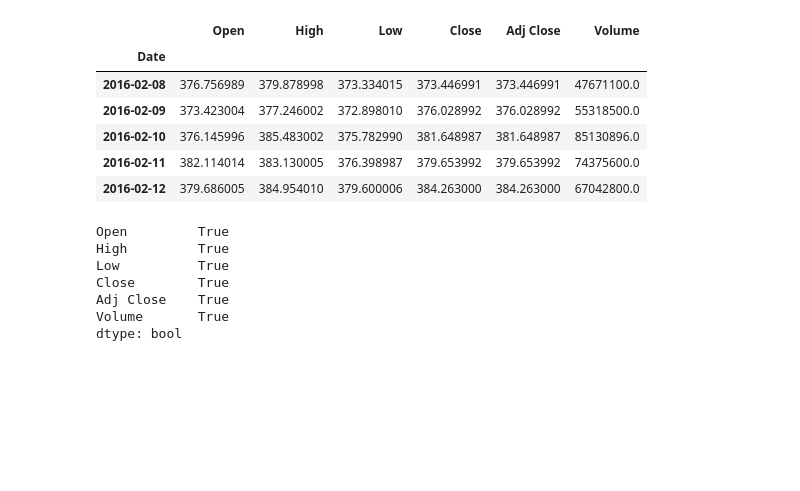
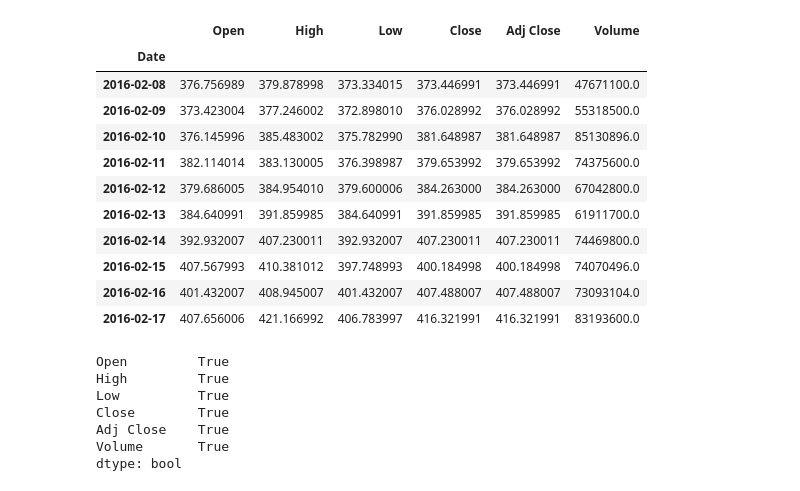
Before and after one commit to Amelchristy/BitcoinPricePrediction, a Jupyter notebook: BitCoin_data.ipynb, the cells around one changed output. Saved outputs shown, nothing was run; the diff lists cells and outputs as text; code cells hidden in the pictures; blank space fills up the shorter version.

```diff
--- a/BitCoin_data.ipynb
+++ b/BitCoin_data.ipynb
@@ -9,15 +9,20 @@ import pickle
 # %%
 dataset = pd.read_csv('Resources/BTC-USD.csv',index_col="Date",parse_dates=True)
 # %%
-dataset.head()
+dataset.head(10)
 # %% [output]
 |  | Open | High | Low | Close | Adj Close | Volume |
 | Date |  |  |  |  |  |  |
 | 2016-02-08 | 376.756989 | 379.878998 | 373.334015 | 373.446991 | 373.446991 | 47671100.0 |
 | 2016-02-09 | 373.423004 | 377.246002 | 372.898010 | 376.028992 | 376.028992 | 55318500.0 |
 | 2016-02-10 | 376.145996 | 385.483002 | 375.782990 | 381.648987 | 381.648987 | 85130896.0 |
 | 2016-02-11 | 382.114014 | 383.130005 | 376.398987 | 379.653992 | 379.653992 | 74375600.0 |
 | 2016-02-12 | 379.686005 | 384.954010 | 379.600006 | 384.263000 | 384.263000 | 67042800.0 |
+| 2016-02-13 | 384.640991 | 391.859985 | 384.640991 | 391.859985 | 391.859985 | 61911700.0 |
+| 2016-02-14 | 392.932007 | 407.230011 | 392.932007 | 407.230011 | 407.230011 | 74469800.0 |
+| 2016-02-15 | 407.567993 | 410.381012 | 397.748993 | 400.184998 | 400.184998 | 74070496.0 |
+| 2016-02-16 | 401.432007 | 408.945007 | 401.432007 | 407.488007 | 407.488007 | 73093104.0 |
+| 2016-02-17 | 407.656006 | 421.166992 | 406.783997 | 416.321991 | 416.321991 | 83193600.0 |
 # %%
 train_bitcoin_data = dataset
 # %%
```
Also changed, not shown: parts of 15 cells of this notebook, 3 other files.
